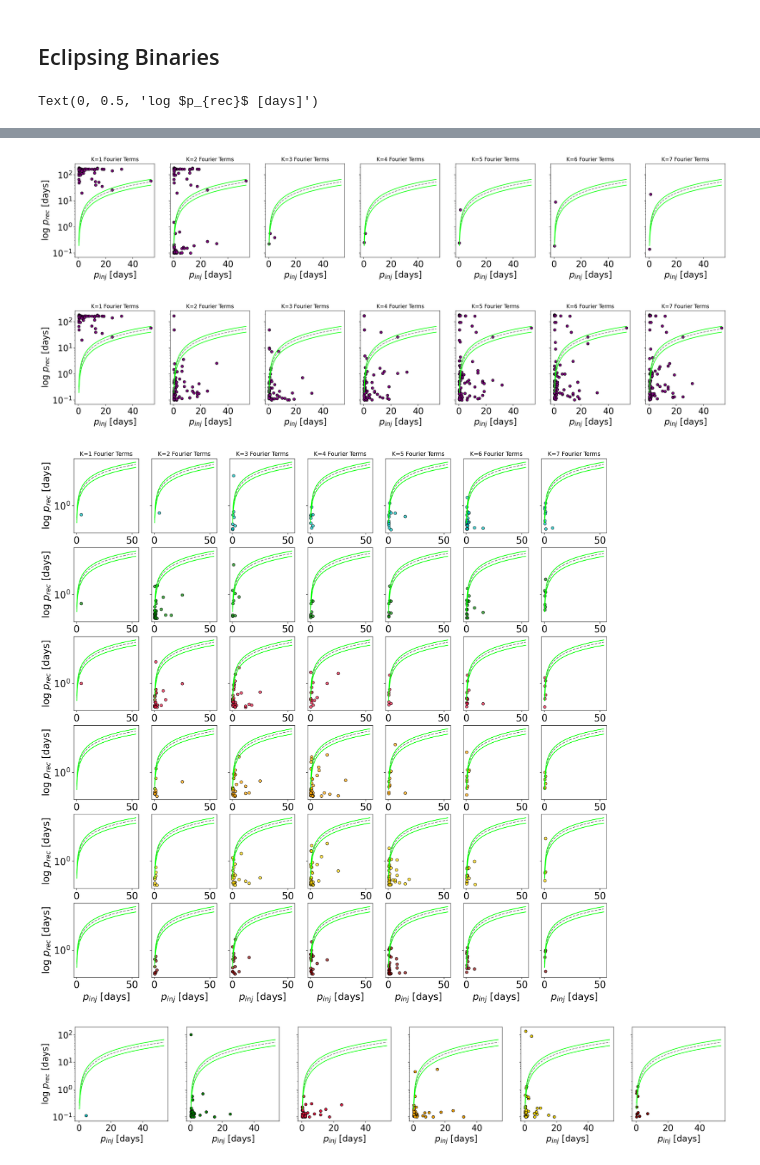
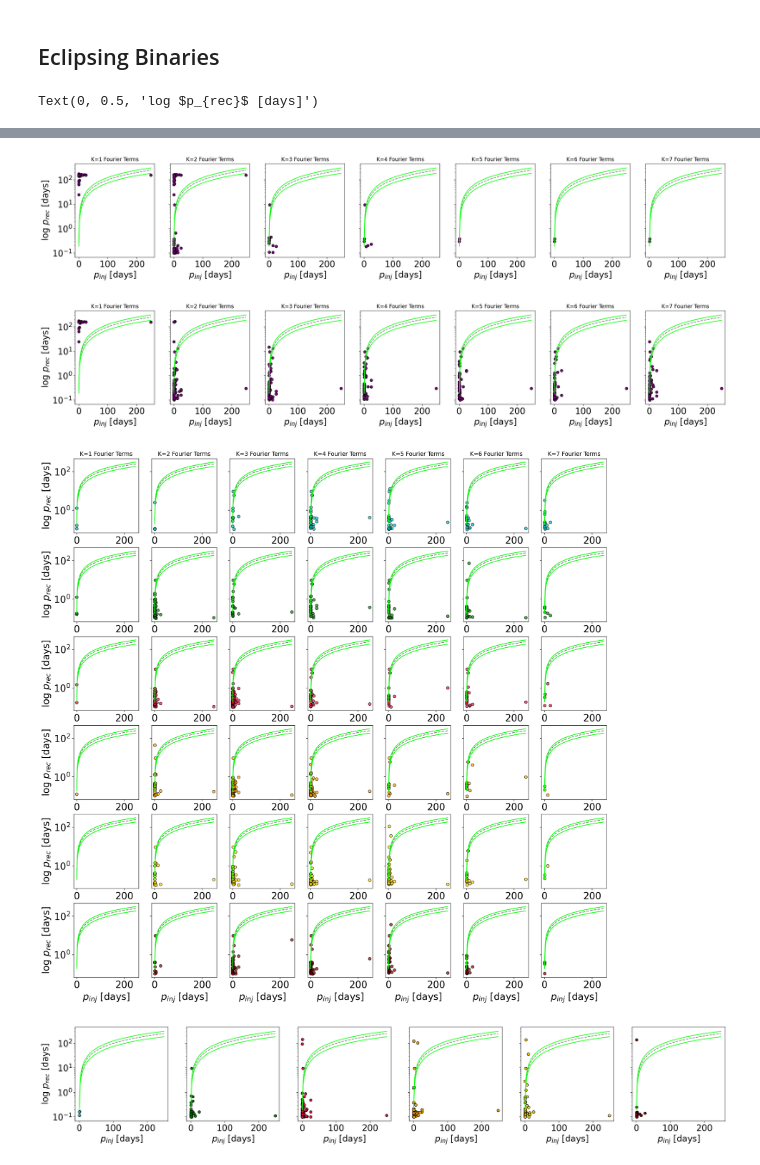
Before and after one commit to AndyTza/periodos, a Jupyter notebook: notebooks/Plasticc Periodic Analysis .ipynb, the cells around one changed output, grey strips where cells are left out. Saved outputs shown, nothing was run; the diff lists cells and outputs as text; code cells hidden in the pictures.

```diff
--- a/notebooks/Plasticc Periodic Analysis .ipynb
+++ b/notebooks/Plasticc Periodic Analysis .ipynb
@@ -64,7 +64,7 @@ def pass_rate(p0):
 # %% [markdown]
 ## RR Lyrae
 # %%
-table1 = ascii.read('../data/lsp_results/rrl_master_N100')
+table1 = ascii.read('../data/lsp_results/rrl_master_N100_nmod')
 
 # FAILURE NUMBERS
 mmf = [fail_rate(table1[f'multi_lsp_f{i}']) for i in range(1,8)]
@@ -282,7 +282,7 @@ Text(0, 0.5, 'log $p_{rec}$ [days]')
 # %% [markdown]
 ## Eclipsing Binaries
 # %%
-table1 = ascii.read('../data/lsp_results/eb_master_N100')
+table1 = ascii.read('../data/lsp_results/eb_master_N100_nmod')
 
 # FAILURE NUMBERS
 mmf = [fail_rate(table1[f'multi_lsp_f{i}']) for i in range(1,8)]
@@ -496,4 +496,4 @@ Text(0, 0.5, 'log $p_{rec}$ [days]')
-[figure, old version]
+[figure, new version]
-[figure, old version]
+[figure, new version]
-[figure, old version]
+[figure, new version]
-[figure, old version]
+[figure, new version]
```
Also changed, not shown: parts of 2 cells of this notebook, 5 other files.
